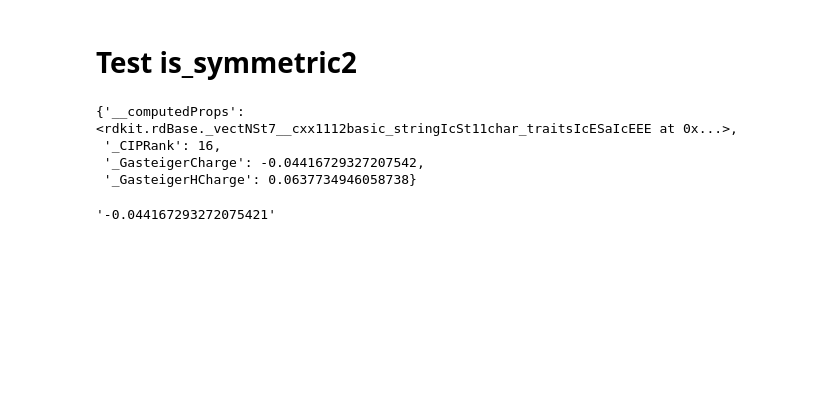
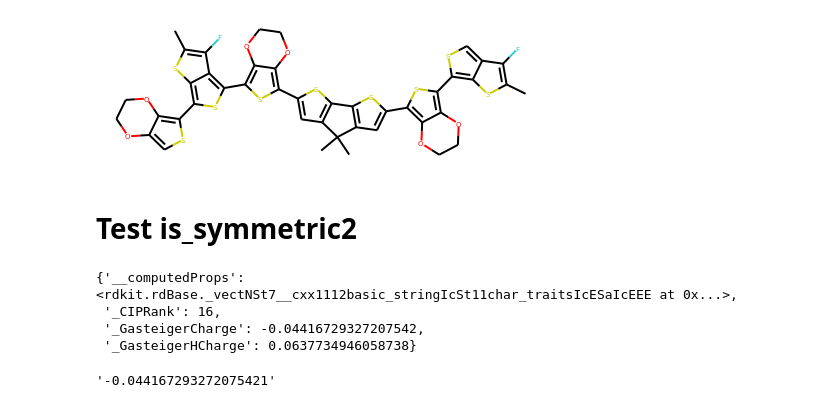
Before and after one commit to rishigurnani/hMOFs-Snurr, a Jupyter notebook: fall20_mse_8803_2.ipynb, the cells around one changed output. Cells and saved outputs as stored; diff of their text form; code cells hidden in the pictures; blank space fills up the shorter version.

```diff
--- a/fall20_mse_8803_2.ipynb
+++ b/fall20_mse_8803_2.ipynb
@@ -6,6 +6,10 @@ import importlib
 importlib.reload(retro)
 importlib.reload(ru)
 import numpy as np
+# %%
+Chem.MolFromSmiles('Cc1sc2c(-c3sc(-c4cc5c(s4)-c4sc(-c6sc(-c7sc(-c8scc9c8OCCO9)c8sc(C)c(F)c78)c7c6OCCO7)cc4C5(C)C)c4c3OCCO4)scc2c1F')
+# %% [output]
+[figure, added]
 # %% [markdown]
 # Test is_symmetric2
 # %%
```
Also changed, not shown: 4 other files.
